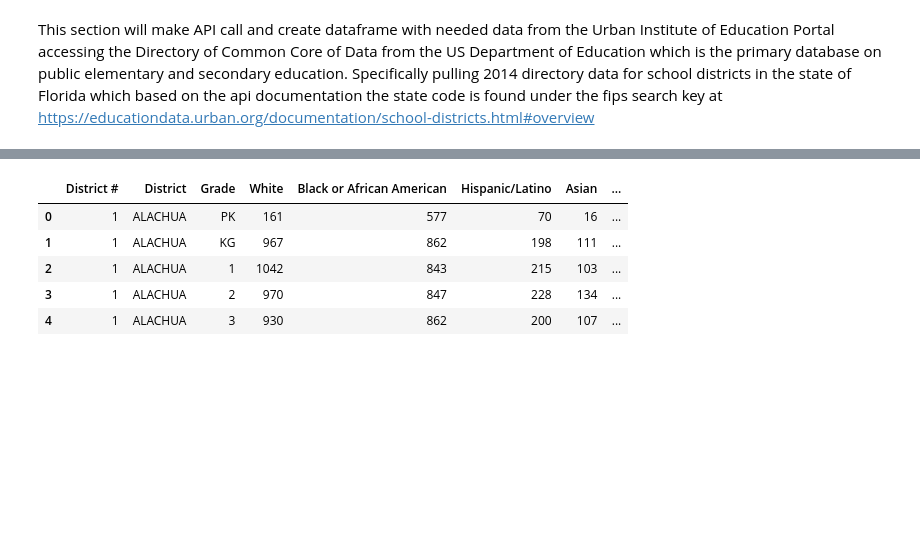
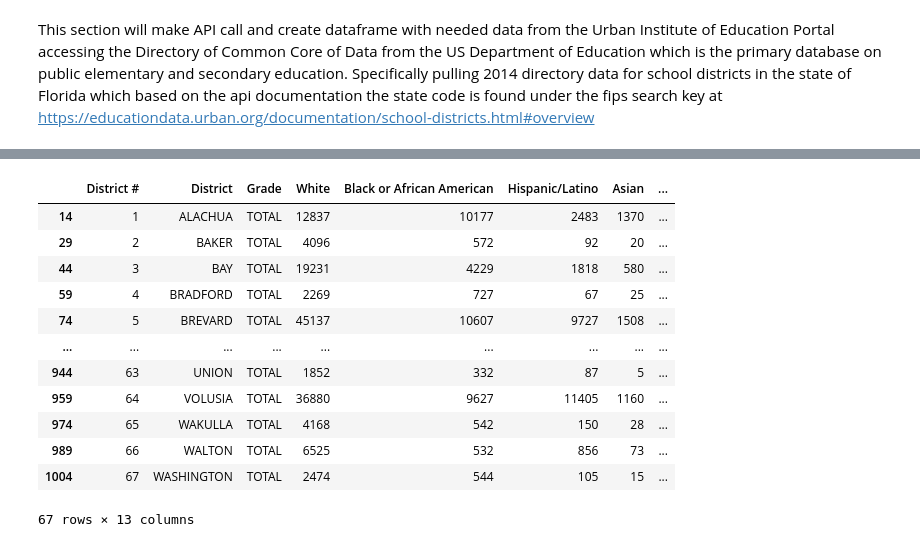
Before and after one commit to jjwilliams11/project1, a Jupyter notebook: Education_Dropout/FL_Education_Dropout_JJ.ipynb, the cells around one changed output, grey strips where cells are left out. Saved outputs shown, nothing was run; the diff lists cells and outputs as text; code cells hidden in the pictures; blank space fills up the shorter version.

```diff
--- a/Education_Dropout/FL_Education_Dropout_JJ.ipynb
+++ b/Education_Dropout/FL_Education_Dropout_JJ.ipynb
@@ -52,11 +52,19 @@ for result in results_directory:
     eng_lang_stud.append(result['english_language_learners'])
 
 # Create dataframe from results
-fl_ccd_directory = pd.DataFrame({"Disctrict Name":district_name, "NCES ID":nces_id, "State ID":state_id,
+fl_ccd_directory = pd.DataFrame({"District Name":district_name, "NCES ID":dir_nces_id, "State ID":state_id,
                                  "Degree of urbanization":urban_locale, "Agency Type":agency_type,
                                 "Total Schools":total_schools, "Total Students Enrolled":total_students,
                                 "Special Ed Students":spec_ed_stud, "English Language Students":eng_lang_stud,
                                 "Latitude":latitude, "Longitude":longitude})
 
-fl_ccd_directory
+# Remove all districts that are not regular local school district
+clean_fl_ccd_directory = fl_ccd_directory.loc[fl_ccd_directory['Agency Type'] == 1]
+
+
+# Format columns
+# clean_fl_ccd_directory = clean_fl_ccd_directory.style.format({"Total Students Enrolled": "{:,}" , "Special Ed Students": "{:,}",
+#                                                             "English Language Students":"{:,}"})
+
+clean_fl_ccd_directory
 # %% [output]
@@ -75,0 +84,6 @@ fl_ccd_directory
+# %%
+# Create a list of district names that were not regular local schools to drop from other tables
+drop_agencies = fl_ccd_directory[fl_ccd_directory['Agency Type'] != 1]
+drop_ids = drop_agencies['District Name'].tolist()
+
+drop_ids
@@ -184,16 +293,27 @@ fl_2014_dropout_data.head()
 # %%
 # Read in Florida District Demographic Data
 fl_2014_demographics_path = "fldoe_data/2014_FL_membership_demographics.xls"
 fl_2014_demographics_data = pd.read_excel(os.path.join(fl_2014_demographics_path), sheet_name = "DISTRICT", header=4)
 
-fl_2014_demographics_data.head()
+# Remove all district names that were dropped due to not local school district and only selct rows for district totals
+clean_fl_2014_demographics=fl_2014_demographics_data[~fl_2014_demographics_data["District"].isin(drop_ids)]
+clean_fl_2014_demographics = clean_fl_2014_demographics.loc[clean_fl_2014_demographics['Grade'] == "TOTAL"]
+
+clean_fl_2014_demographics
 # %% [output]
 |  | District # | District | Grade | White | Black or African American | Hispanic/Latino | Asian | ... |
-| 0 | 1 | ALACHUA | PK | 161 | 577 | 70 | 16 | ... |
-| 1 | 1 | ALACHUA | KG | 967 | 862 | 198 | 111 | ... |
-| 2 | 1 | ALACHUA | 1 | 1042 | 843 | 215 | 103 | ... |
-| 3 | 1 | ALACHUA | 2 | 970 | 847 | 228 | 134 | ... |
-| 4 | 1 | ALACHUA | 3 | 930 | 862 | 200 | 107 | ... |
+| 14 | 1 | ALACHUA | TOTAL | 12837 | 10177 | 2483 | 1370 | ... |
+| 29 | 2 | BAKER | TOTAL | 4096 | 572 | 92 | 20 | ... |
+| 44 | 3 | BAY | TOTAL | 19231 | 4229 | 1818 | 580 | ... |
+| 59 | 4 | BRADFORD | TOTAL | 2269 | 727 | 67 | 25 | ... |
+| 74 | 5 | BREVARD | TOTAL | 45137 | 10607 | 9727 | 1508 | ... |
+| ... | ... | ... | ... | ... | ... | ... | ... | ... |
+| 944 | 63 | UNION | TOTAL | 1852 | 332 | 87 | 5 | ... |
+| 959 | 64 | VOLUSIA | TOTAL | 36880 | 9627 | 11405 | 1160 | ... |
+| 974 | 65 | WAKULLA | TOTAL | 4168 | 542 | 150 | 28 | ... |
+| 989 | 66 | WALTON | TOTAL | 6525 | 532 | 856 | 73 | ... |
+| 1004 | 67 | WASHINGTON | TOTAL | 2474 | 544 | 105 | 15 | ... |
+67 rows × 13 columns
 # %%
 # Read in Florida District Teacher Out of Field Data
 fl_2014_teacher_outfield_path = "fldoe_data/2014_FL_teacher_outoffield.xls"
```
Also changed, not shown: parts of 12 cells of this notebook, 2 other files.
